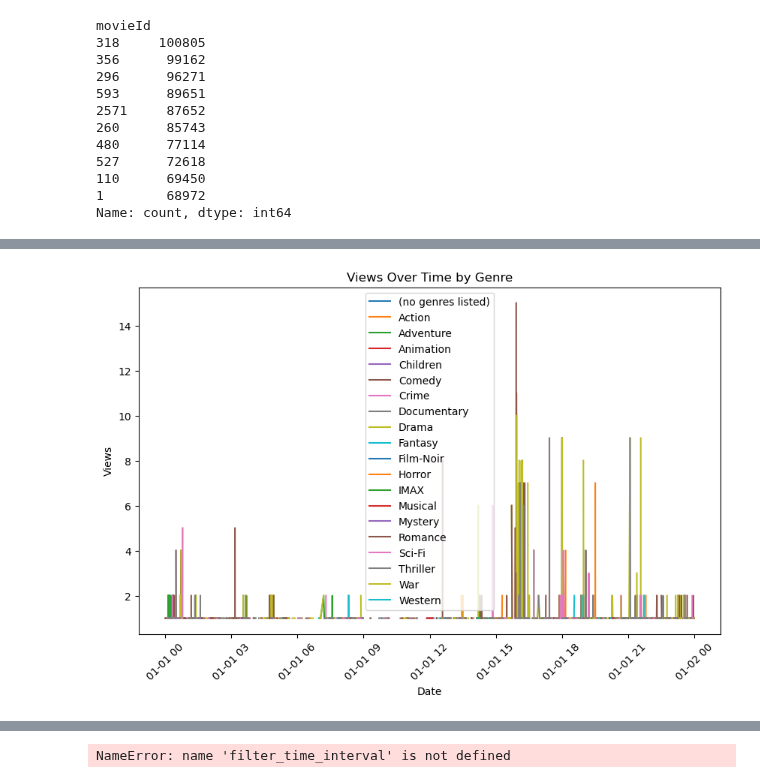
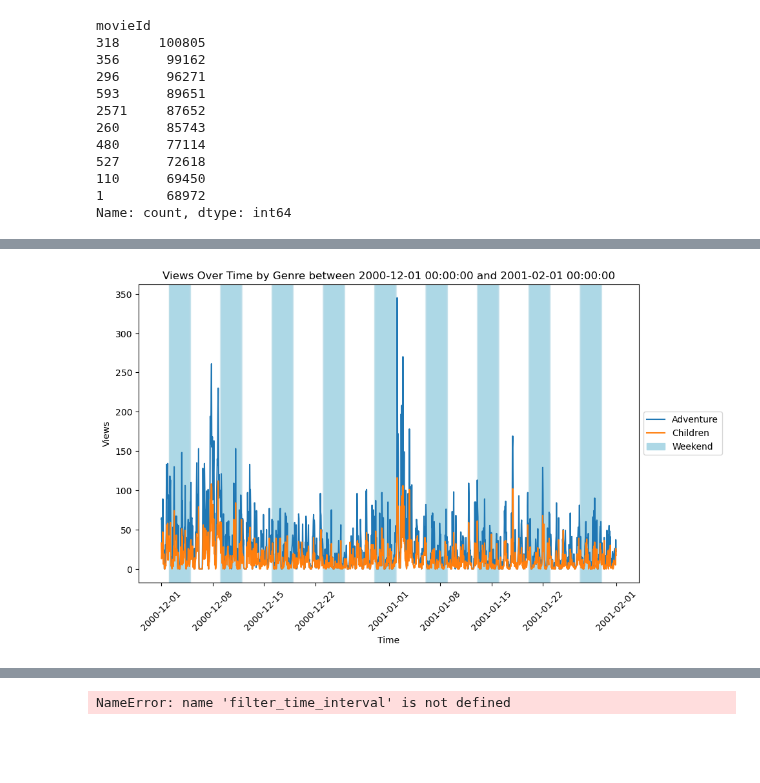
Before and after one commit to cesareressa/data_analysis, a Jupyter notebook: exploratory_analysis.ipynb, the cells around one changed output, grey strips where cells are left out. Cells and saved outputs as stored; diff of their text form; code cells hidden in the pictures; blank space fills up the shorter version.

```diff
--- a/exploratory_analysis.ipynb
+++ b/exploratory_analysis.ipynb
@@ -342,6 +351,17 @@ Length: 15160, dtype: int64
 # %%
-views_over_time_by_genre = pd.DataFrame(views_over_time_by_genre).reset_index().rename(columns={0: "views"})
+# define the time interval for the filtered dataset
+start_date= datetime(2000,12,1)
+end_date= datetime(2001,2,1)
+filtered_dataset = filter_time_interval(dataset, start_date, end_date)
 
+# explode genres columns to have one single genre per row
+filtered_dataset_exploded =  filtered_dataset.explode("genres")
+
+# aggregate to get views over time per genre
+views_over_time_by_genre = filtered_dataset_exploded.groupby(["datetime_rating", "genres"]).size()
+views_over_time_by_genre = views_over_time_by_genre.reset_index().rename(columns={0: "views"})
+
+#pivot df
 views_over_time_by_genre_pivoted = views_over_time_by_genre.pivot(index="datetime_rating", columns="genres", values="views")
 
 # views_over_time_by_genre_pivot = views_over_time_by_genre.pivot(index="datetime_rating", columns="genres", values="views")
@@ -376,15 +379,37 @@ views_over_time_by_genre_pivoted
+# %%
+#aggregate number of total views per hour
+agg_views_over_time = views_over_time_by_genre_pivoted.resample("H").count()
+
+# agg_views_over_time[agg_views_over_time.Drama > 1000]
 # %%
-genres_list = views_over_time_by_genre_pivoted.columns
+# Select one of the tow genres_list below:
+# if all genres want to be visualized, uncomment the first genres_list variable.
+# if specific genres want to be visulaized, uncomment and add genres to the second genres_list variable.
+# genres_list = agg_views_over_time.columns
+genres_list = ["Adventure", "Children"]
 
 # Create a line plot of views over time with different lines for each genre
 plt.figure(figsize=(10, 6))
-for genre in views_over_time_by_genre_pivoted.columns:
-    plt.plot(views_over_time_by_genre_pivoted.index, views_over_time_by_genre_pivoted[genre], label=genre)
-plt.xlabel("Date")
+for genre in genres_list:
+    plt.plot(agg_views_over_time[genre], label=genre)
+
 plt.ylabel("Views")
-plt.title("Views Over Time by Genre")
+plt.xlabel("Time")
+plt.title(f"Views Over Time by Genre between {start_date} and {end_date}")
 plt.xticks(rotation=45)
-plt.legend()
+
+weekends = agg_views_over_time.index[agg_views_over_time.index.weekday >= 5]
+for weekend in weekends:
+    plt.axvspan(weekend, weekend + pd.Timedelta(days=1), color='lightblue', alpha=0.3)
+
+handles, labels = plt.gca().get_legend_handles_labels()
+
+patch = mpatches.Patch(color='lightblue', label='Weekend')
+
+handles.extend([patch])
+
+plt.legend(handles=handles, loc='center left', bbox_to_anchor=(1, 0.5))
+
 plt.show()
 # %% [output]
-[figure, old version]
+[figure, new version]
```
Also changed, not shown: parts of 12 cells of this notebook.
